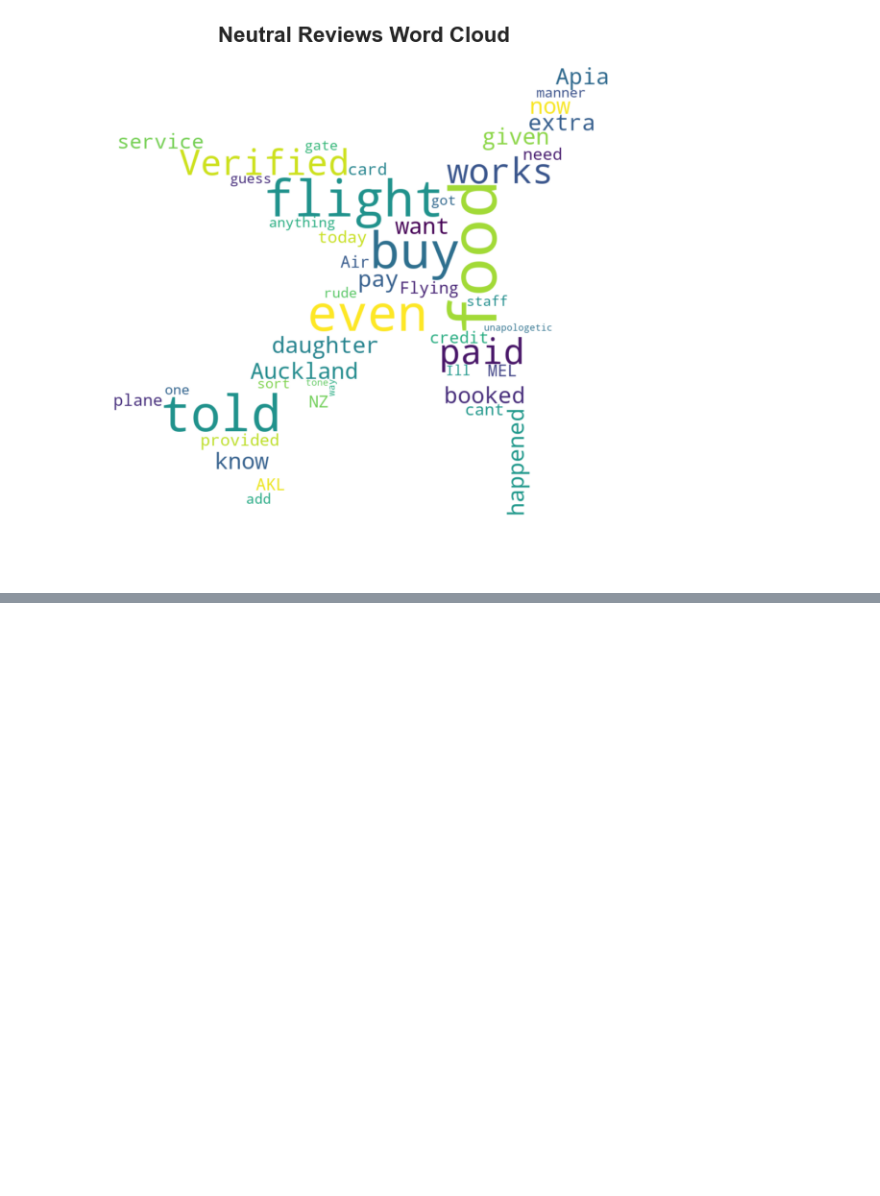
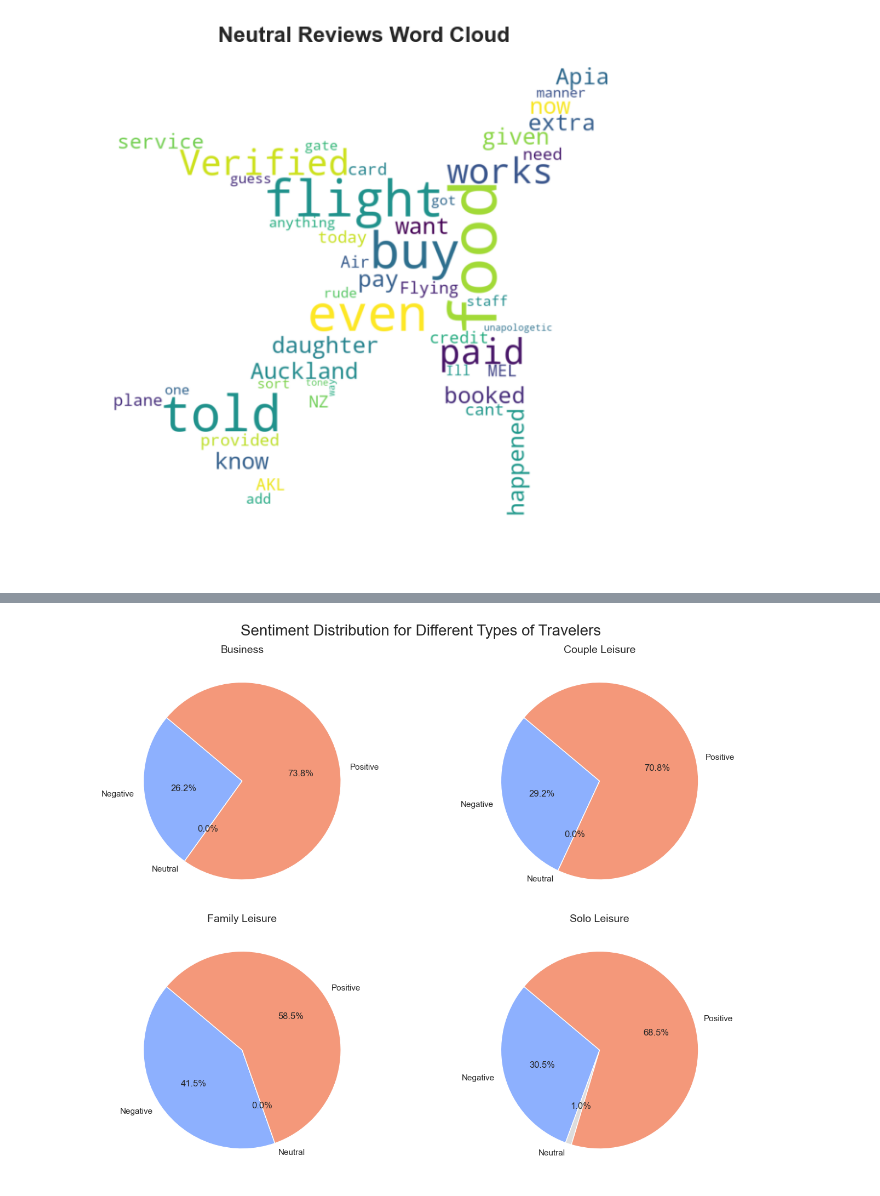
Before and after one commit to ainna-sabado/air-new-zealand-customer-feedback-analysis, a Jupyter notebook: customer-feedback-analysis.ipynb, the cells around one changed output, grey strips where cells are left out. Cells and saved outputs as stored; diff of their text form; code cells hidden in the pictures; blank space fills up the shorter version.

```diff
--- a/customer-feedback-analysis.ipynb
+++ b/customer-feedback-analysis.ipynb
@@ -338,0 +387,46 @@ generate_wordcloud(neutral_reviews, 'Neutral Reviews Word Cloud', mask)
+# %%
+import seaborn as sns
+
+# Group by 'type_of_traveller' and 'sentiment' and calculate the count of each sentiment
+sentiment_by_traveler = reviews_df.groupby(['type_of_traveller', 'sentiment']).size().unstack(fill_value=0)
+
+# Set the number of subplots based on the number of traveler types
+num_traveler_types = len(sentiment_by_traveler.index)
+
+# Define the layout for subplots (2 columns and enough rows to fit all traveler types)
+cols = 2
+rows = (num_traveler_types // cols) + (num_traveler_types % cols > 0)
+# Create the figure and subplots
+fig, axes = plt.subplots(rows, cols, figsize=(14, rows * 5))
+
+# Flatten axes array for easier iteration if it's 2D
+axes = axes.flatten()
+
+# Define colors for the sentiments
+colors = sns.color_palette("coolwarm", len(sentiment_by_traveler.columns))
+
+# Loop through each traveler type to create a pie chart
+for i, traveler_type in enumerate(sentiment_by_traveler.index):
+    # Data for this traveler type
+    sentiment_counts = sentiment_by_traveler.loc[traveler_type]
+
+    # Plot pie chart on the corresponding subplot
+    axes[i].pie(sentiment_counts, labels=sentiment_counts.index, autopct='%1.1f%%', startangle=140, colors=colors)
+
+    # Add title to each subplot
+    axes[i].set_title(f"{traveler_type}", fontsize=14)
+
+# Remove any unused subplots if the total number of traveler types is less than rows * cols
+for j in range(i + 1, len(axes)):
+    fig.delaxes(axes[j])
+
+# Adjust layout to prevent overlap
+plt.tight_layout()
+
+# Add a super title for the entire figure
+plt.suptitle("Sentiment Distribution for Different Types of Travelers", fontsize=20, y=1.02)
+
+# Show the plot
+plt.show()
+# %% [output]
+[figure, added]
```
Also changed, not shown: parts of 9 cells of this notebook.
